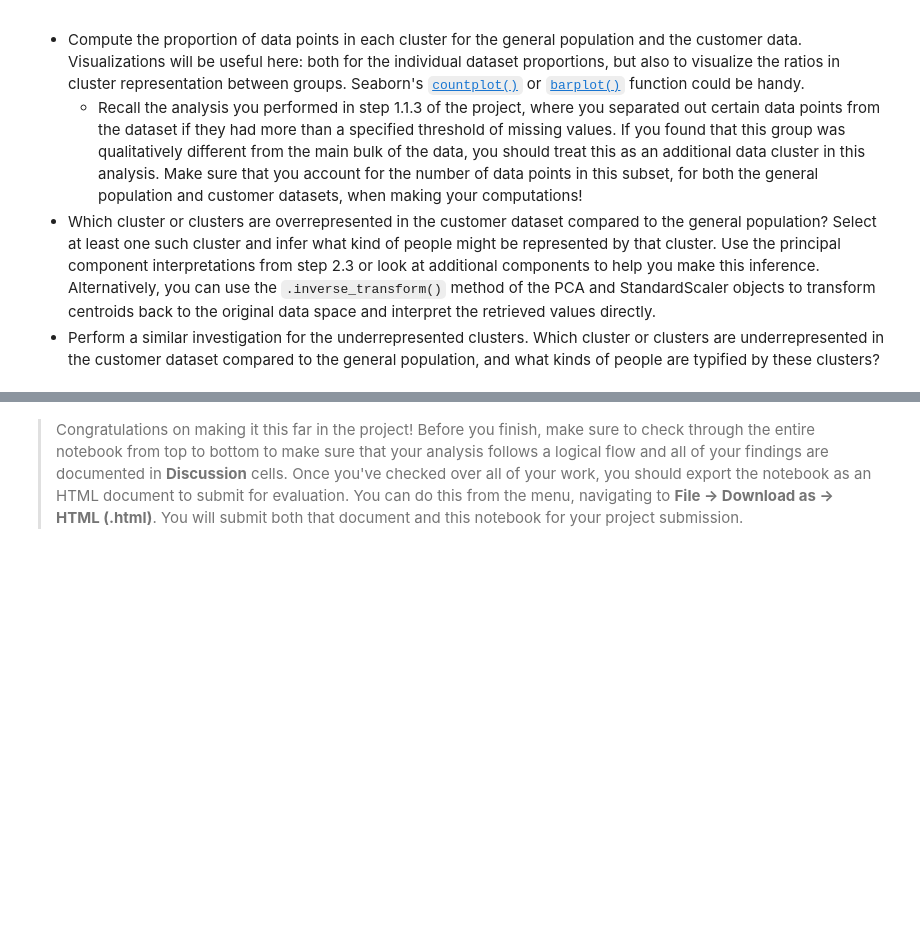
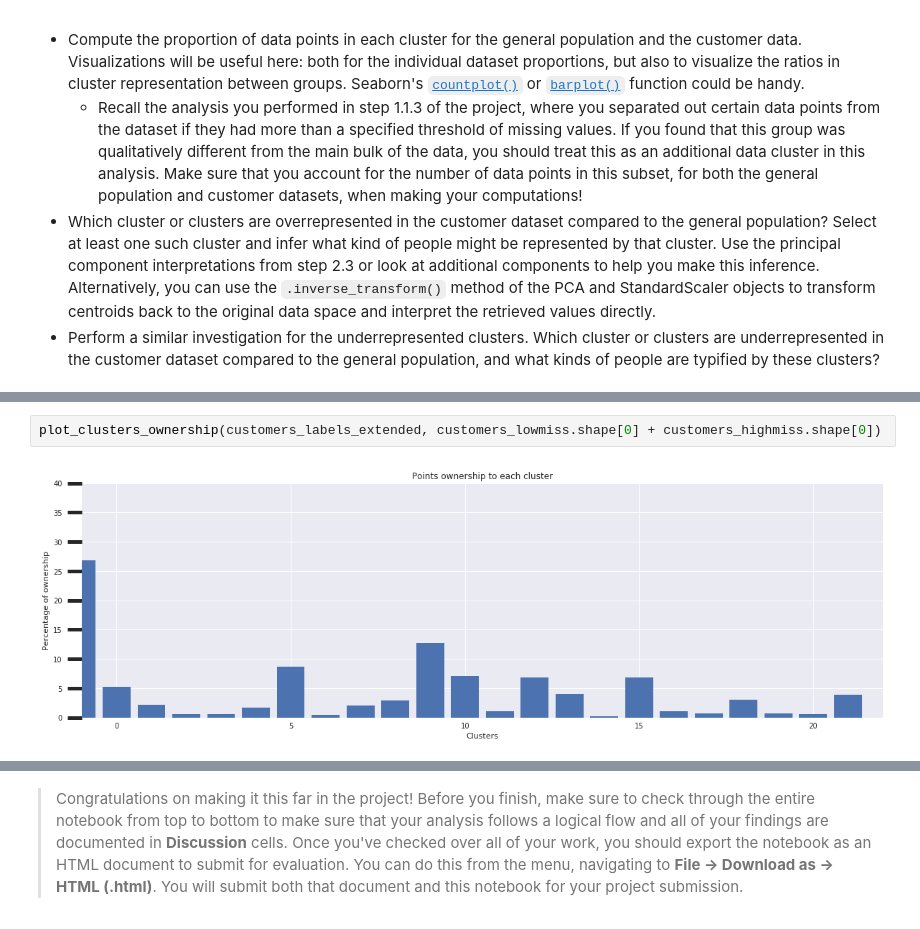
Before and after one commit to a-c-dev/Identify_customer_segments, a Jupyter notebook: Identify_Customer_Segments.ipynb, the cells around one changed output, grey strips where cells are left out. Saved outputs shown, nothing was run; the diff lists cells and outputs as text; blank space fills up the shorter version.

```diff
--- a/Identify_Customer_Segments.ipynb
+++ b/Identify_Customer_Segments.ipynb
@@ -1221,0 +1408,4 @@ Take a look at the following points in this step:
+# %%
+plot_clusters_ownership(customers_labels_extended, customers_lowmiss.shape[0] + customers_highmiss.shape[0])
+# %% [output]
+[figure, added]
```
Also changed, not shown: parts of 46 cells of this notebook, 1 other file.
